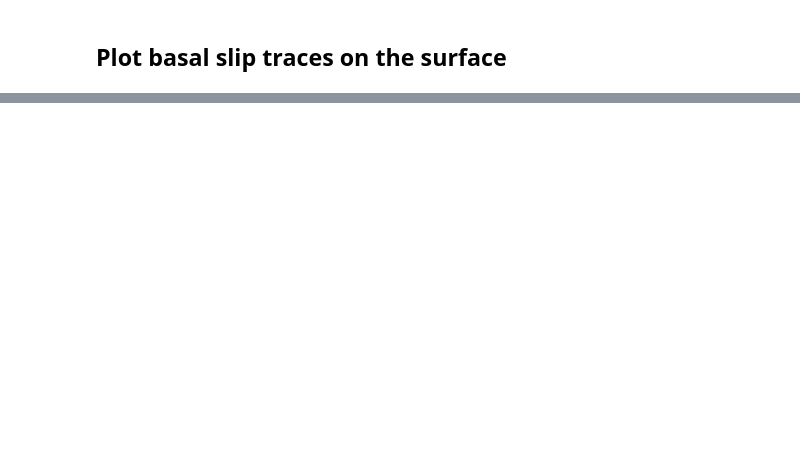
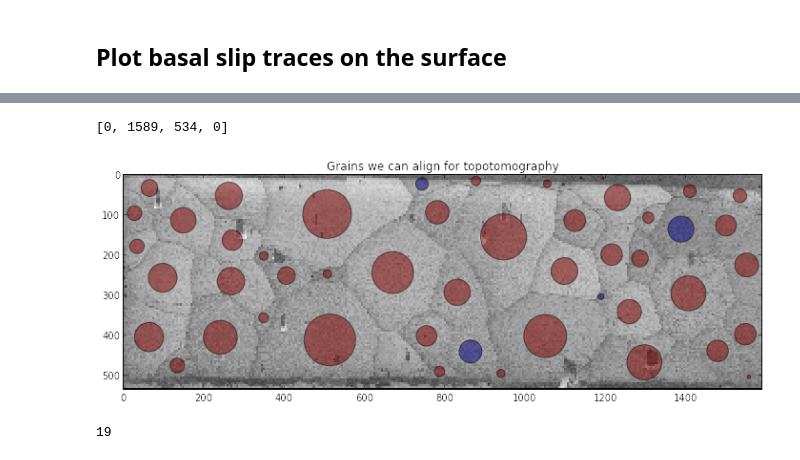
Before and after one commit to heprom/Ti7_ESRF, a Jupyter notebook: Ti7_ESRF_T1/Ti7_ESRF_T1.ipynb, the cells around one changed output, grey strips where cells are left out. Cells and saved outputs as stored; diff of their text form; code cells hidden in the pictures; blank space fills up the shorter version.

```diff
--- a/Ti7_ESRF_T1/Ti7_ESRF_T1.ipynb
+++ b/Ti7_ESRF_T1/Ti7_ESRF_T1.ipynb
@@ -98,0 +186,21 @@ plt.axis([0, 1589, 534, 0])
+# %%
+plt.figure(figsize=(12, 5))
+plt.imshow(iq.T, origin='upper', interpolation='nearest', cmap=cm.gray,
+           extent=(0, scan_step * iq.shape[0], scan_step * iq.shape[1], 0))
+plt.scatter(grains[:, 4], grains[:, 5], s=grains[:, 6], c=able_to_align, alpha=0.5)
+plt.title('Grains we can align for topotomography')
+plt.axis([0, 1589, 534, 0])
+# %% [output]
+[0, 1589, 534, 0]
+[figure, added]
+# %%
+hkl_to_align = np.empty(len(grains), dtype=np.int8)
+for i in range(len(grains)):
+    reflections = np.where(align[i] == True)[0]
+    hkl_to_align[i] = -1
+    if len(reflections) > 0:
+        hkl_to_align[i] = reflections[0]
+        #print(hkl_to_align[i], hkl_indices[hkl_to_align[i]])
+print(hkl_to_align.max())
+# %% [output]
+19
```
Also changed, not shown: parts of 6 cells of this notebook, 1 other file.
